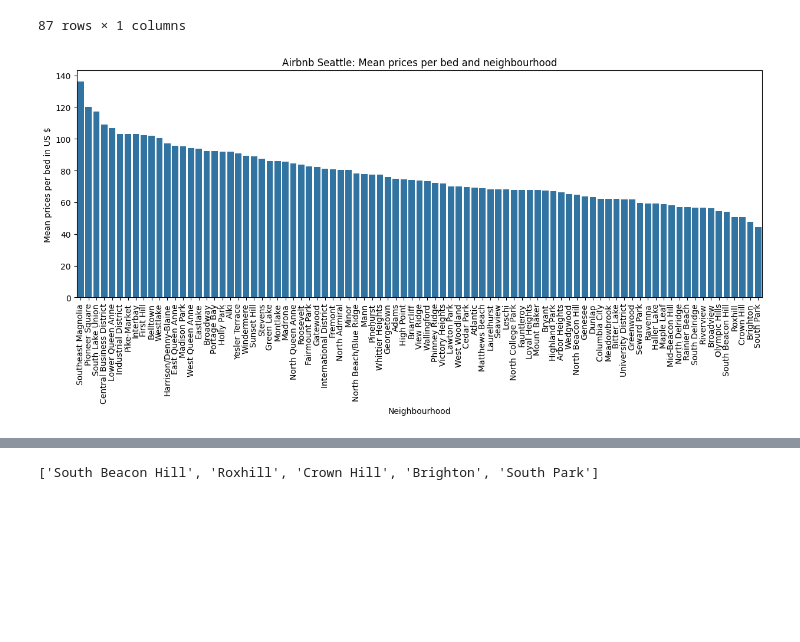
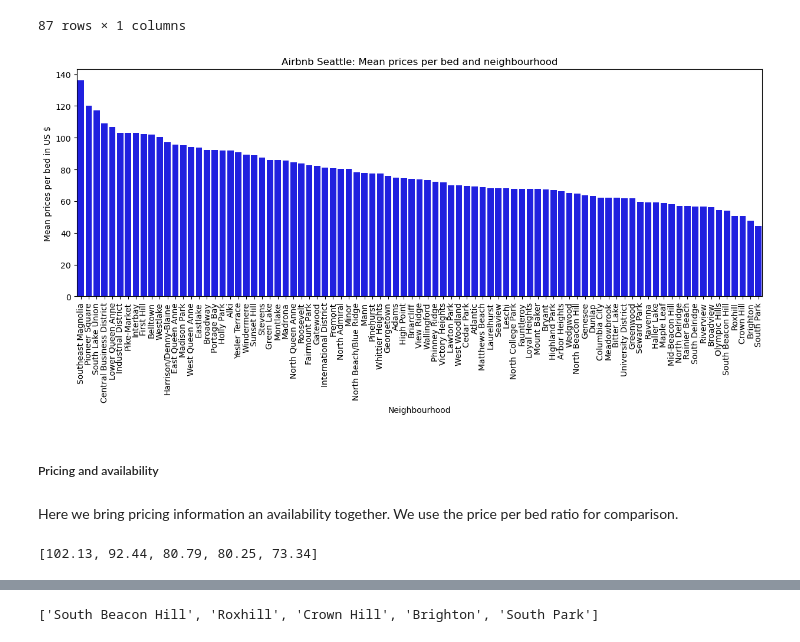
Before and after one commit to ksachsenhauser/Seattle-Airbnb-Market-Overview, a Jupyter notebook: Seattle_AirBnB_II.ipynb, the cells around one changed output, grey strips where cells are left out. Drawn from its saved outputs; the diff is of its cells as text; code cells hidden in the pictures; blank space fills up the shorter version.

```diff
--- a/Seattle_AirBnB_II.ipynb
+++ b/Seattle_AirBnB_II.ipynb
@@ -18,4 +18,5 @@ import pandas as pd
 import matplotlib.pyplot as plt
 import seaborn as sns
 # %%
-base_color=sns.color_palette()[0]
+# base color setting for chart color setting
+base_color='blue'
@@ -931,10 +896,21 @@ df_bed_mean
 # %%
 # create bar chart of neighbourhoods with marked top 5 in number
 plt.figure(figsize=[15,5])
-sns.barplot(data=df_bed_mean, x=df_bed_mean.index.values, y='mean_price')
+sns.barplot(data=df_bed_mean, x=df_bed_mean.index.values, y='mean_price', color = base_color)
 plt.xticks(rotation=90)
 plt.xlabel('Neighbourhood')
 plt.ylabel('Mean prices per bed in US $')
-plt.title('Airbnb Seattle: Mean prices per bed and neighbourhood');
+plt.title('Airbnb Seattle: Mean prices per bed and neighbourhood')
+plt.savefig('mean_prices_per_bed_neighbourhood.png', bbox_inches='tight');
 # %% [output]
-[figure, old version]
+[figure, new version]
+# %% [markdown]
+##### Pricing and availability
+# %% [markdown]
+Here we bring pricing information an availability together. We use the price per bed ratio for comparison.
+# %%
+# setup list of prices of top 5 neighbourhoods in number of listings to mark in bar chart
+lst_prices_number = df_bed_mean[df_bed_mean.index.isin(lst_top5_number_obj_neighs)]['mean_price'].tolist()
+lst_prices_number
+# %% [output]
+[102.13, 92.44, 80.79, 80.25, 73.34]
```
Also changed, not shown: parts of 31 cells of this notebook, 17 other files.
